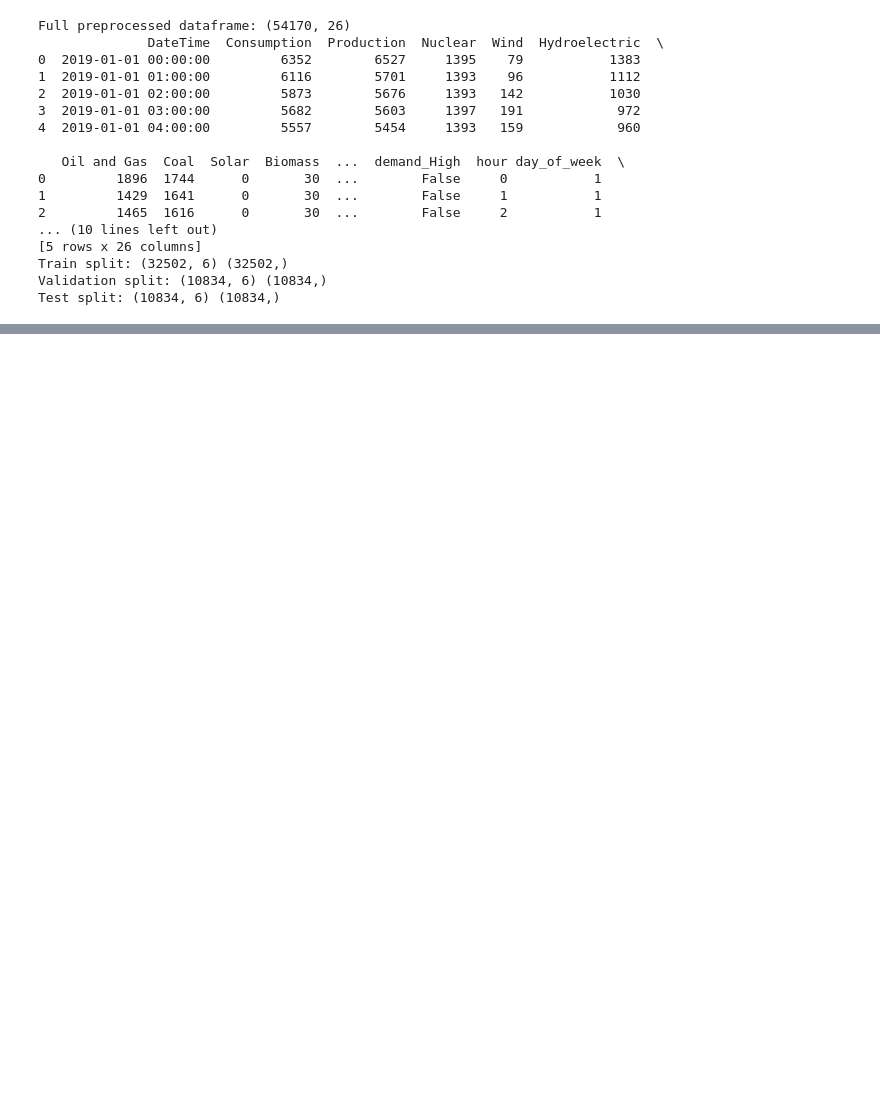
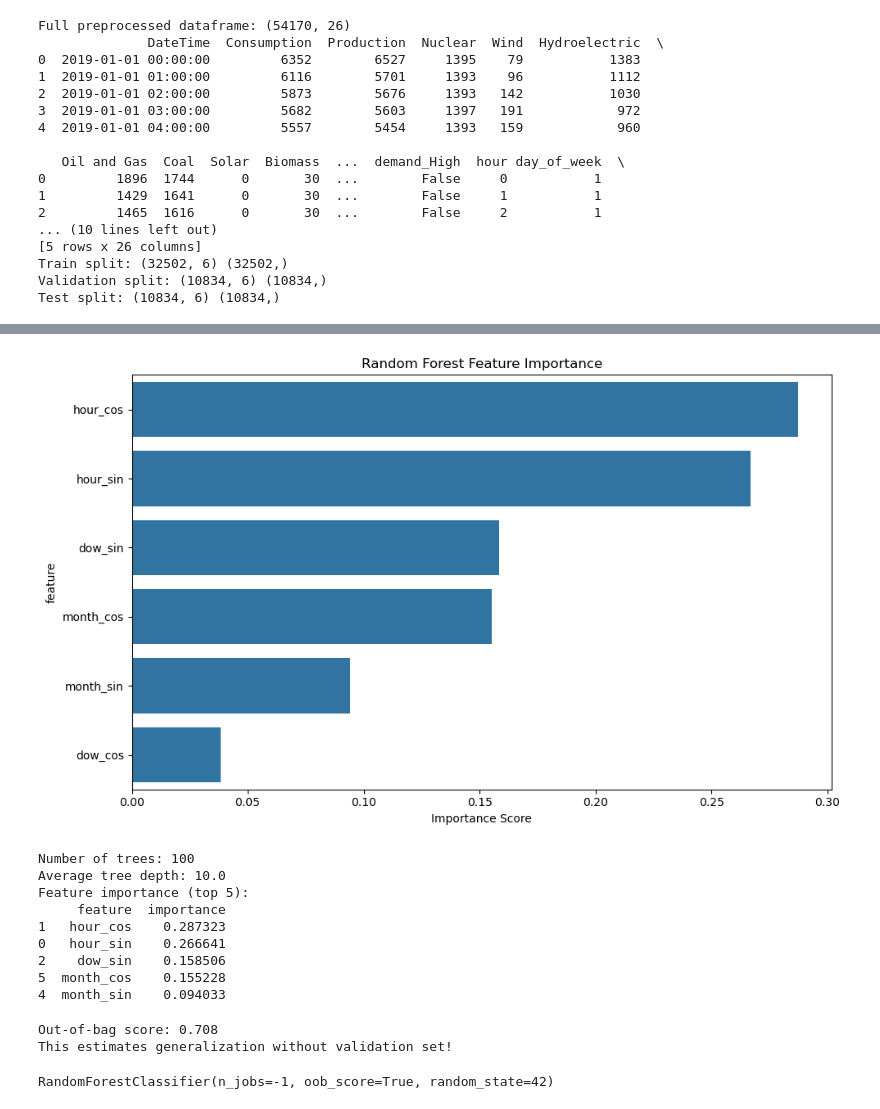
Before and after one commit to FedorSulaev/energy-demand-classifier, a Jupyter notebook: notebooks/04_choosing_and_applying_classification_models.ipynb, the cells around one changed output, grey strips where cells are left out. Saved outputs shown, nothing was run; the diff lists cells and outputs as text; code cells hidden in the pictures; blank space fills up the shorter version.

```diff
--- a/notebooks/04_choosing_and_applying_classification_models.ipynb
+++ b/notebooks/04_choosing_and_applying_classification_models.ipynb
@@ -192,0 +462,19 @@ weighted avg       0.68      0.68      0.68     10834
+# %%
+rf, importance_df = demonstrate_random_forest(X_train, y_train, X_val, y_val)
+# %% [output]
+[figure, added]
+Number of trees: 100
+Average tree depth: 10.0
+Feature importance (top 5):
+     feature  importance
+1   hour_cos    0.287323
+0   hour_sin    0.266641
+2    dow_sin    0.158506
+5  month_cos    0.155228
+4  month_sin    0.094033
+# %%
+analyze_rf_performance(rf, X_train, y_train)
+# %% [output]
+Out-of-bag score: 0.708
+This estimates generalization without validation set!
+RandomForestClassifier(n_jobs=-1, oob_score=True, random_state=42)
```
Also changed, not shown: parts of 29 cells of this notebook, 1 other file.
